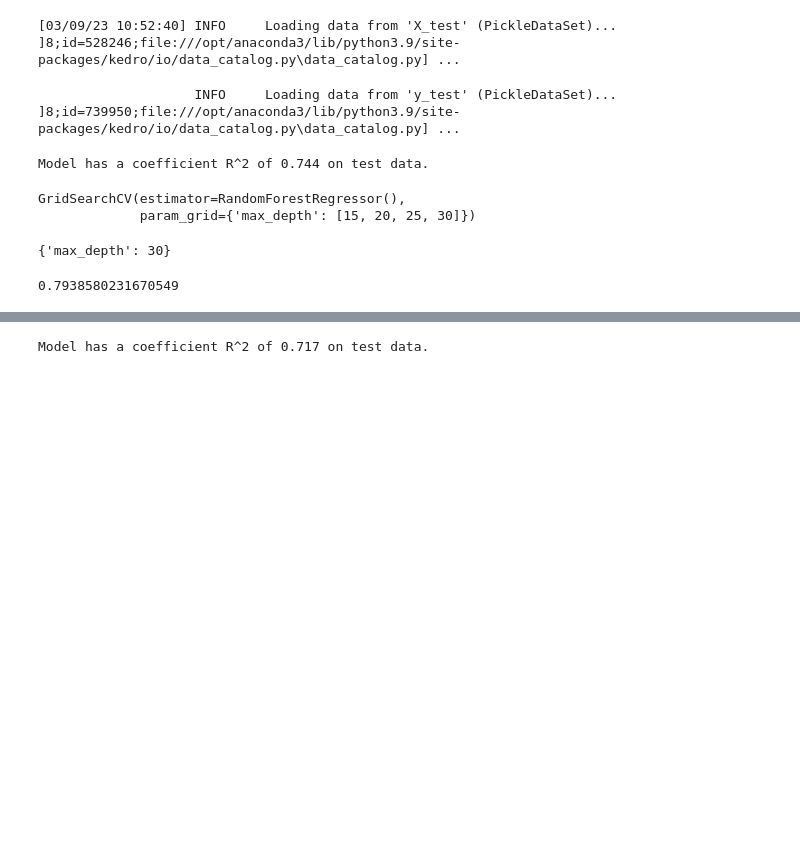
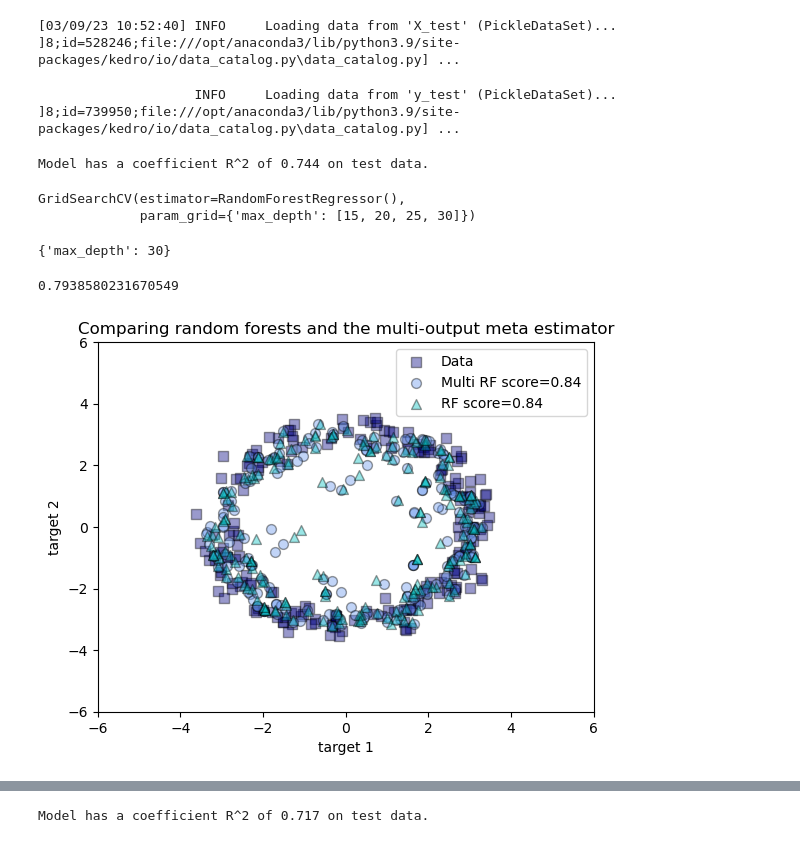
Before and after one commit to gpalomares2022/Kedro_real_project, a Jupyter notebook: notebooks/NotebookTFM.ipynb, the cells around one changed output, grey strips where cells are left out. Drawn from its saved outputs; the diff is of its cells as text; code cells hidden in the pictures; blank space fills up the shorter version.

```diff
--- a/notebooks/NotebookTFM.ipynb
+++ b/notebooks/NotebookTFM.ipynb
@@ -169,3 +169,80 @@ reg_test.best_params_
 reg_test.best_score_
 # %% [output]
 0.7938580231670549
+# %%
+# Author: Tim Head <betatim@gmail.com>
+#
+# License: BSD 3 clause
+
+import numpy as np
+import matplotlib.pyplot as plt
+from sklearn.ensemble import RandomForestRegressor
+from sklearn.model_selection import train_test_split
+from sklearn.multioutput import MultiOutputRegressor
+
+
+# Create a random dataset
+rng = np.random.RandomState(1)
+X = np.sort(200 * rng.rand(600, 1) - 100, axis=0)
+y = np.array([np.pi * np.sin(X).ravel(), np.pi * np.cos(X).ravel()]).T
+y += 0.5 - rng.rand(*y.shape)
+
+X_train, X_test, y_train, y_test = train_test_split(
+    X, y, train_size=400, test_size=200, random_state=4
+)
+
+max_depth = 30
+regr_multirf = MultiOutputRegressor(
+    RandomForestRegressor(n_estimators=100, max_depth=max_depth, random_state=0)
+)
+regr_multirf.fit(X_train, y_train)
+
+regr_rf = RandomForestRegressor(n_estimators=100, max_depth=max_depth, random_state=2)
+regr_rf.fit(X_train, y_train)
+
+# Predict on new data
+y_multirf = regr_multirf.predict(X_test)
+y_rf = regr_rf.predict(X_test)
+
+# Plot the results
+plt.figure()
+s = 50
+a = 0.4
+plt.scatter(
+    y_test[:, 0],
+    y_test[:, 1],
+    edgecolor="k",
+    c="navy",
+    s=s,
+    marker="s",
+    alpha=a,
+    label="Data",
+)
+plt.scatter(
+    y_multirf[:, 0],
+    y_multirf[:, 1],
+    edgecolor="k",
+    c="cornflowerblue",
+    s=s,
+    alpha=a,
+    label="Multi RF score=%.2f" % regr_multirf.score(X_test, y_test),
+)
+plt.scatter(
+    y_rf[:, 0],
+    y_rf[:, 1],
+    edgecolor="k",
+    c="c",
+    s=s,
+    marker="^",
+    alpha=a,
+    label="RF score=%.2f" % regr_rf.score(X_test, y_test),
+)
+plt.xlim([-6, 6])
+plt.ylim([-6, 6])
+plt.xlabel("target 1")
+plt.ylabel("target 2")
+plt.title("Comparing random forests and the multi-output meta estimator")
+plt.legend()
+plt.show()
+# %% [output]
+[figure, added]
```
Also changed, not shown: parts of 4 cells of this notebook, 1 other file.
